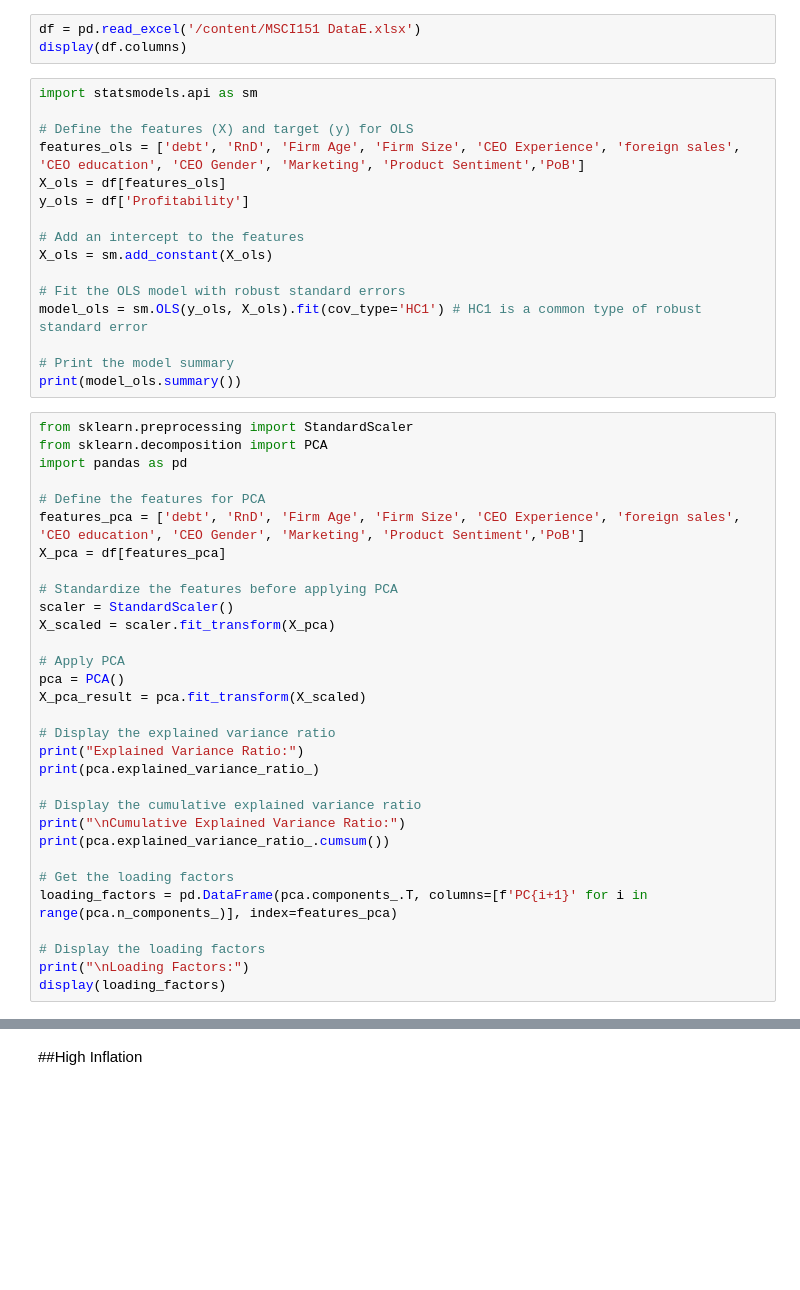
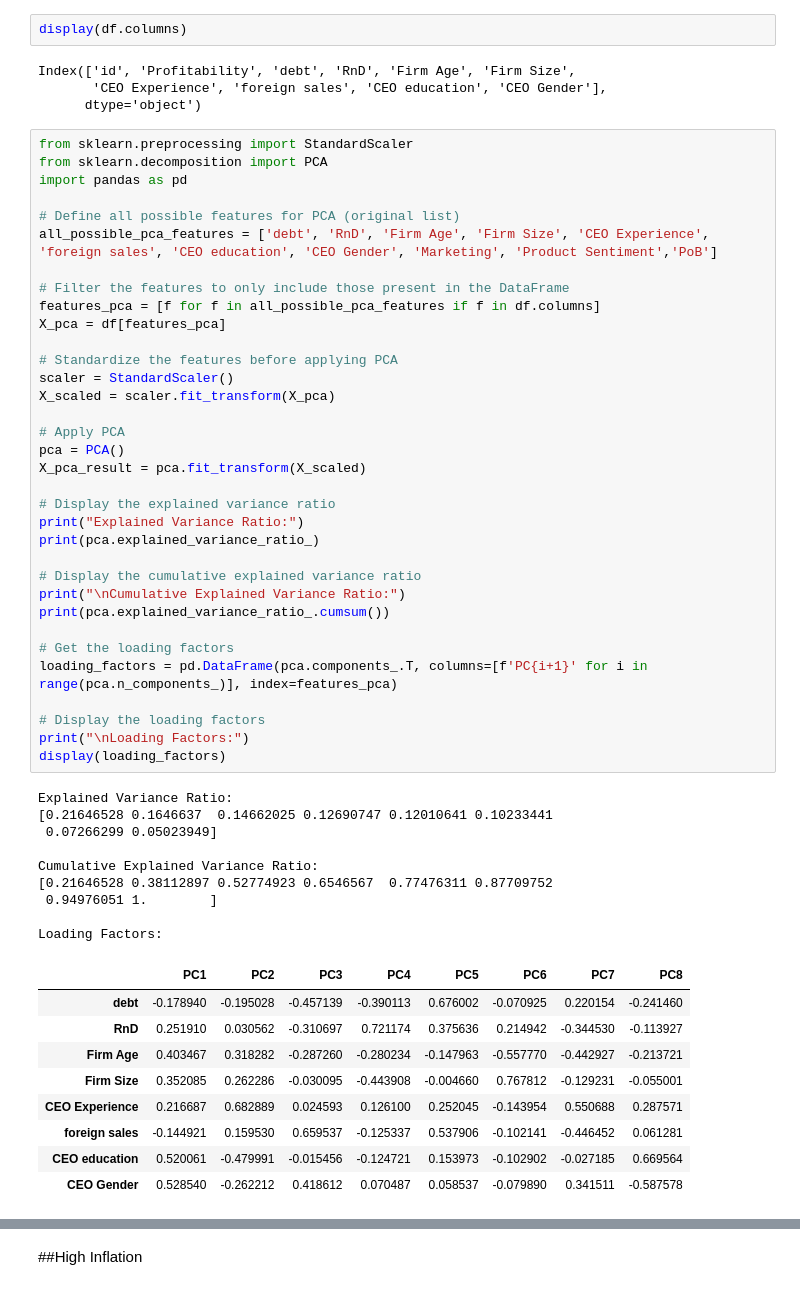
Before and after one commit to Edgar121207/MSCI-151, a Jupyter notebook: CW4_Muhammad_Edgar_Al_Farizi.ipynb, the cells around one changed output, grey strips where cells are left out. Cells and saved outputs as stored; diff of their text form; blank space fills up the shorter version.

```diff
--- a/CW4_Muhammad_Edgar_Al_Farizi.ipynb
+++ b/CW4_Muhammad_Edgar_Al_Farizi.ipynb
@@ -66,50 +82,59 @@ print(f"R-squared (R2): {r2:.2f}")
-# %%
-df = pd.read_excel('/content/MSCI151 DataE.xlsx')
-display(df.columns)
-# %%
-import statsmodels.api as sm
-
-# Define the features (X) and target (y) for OLS
-features_ols = ['debt', 'RnD', 'Firm Age', 'Firm Size', 'CEO Experience', 'foreign sales', 'CEO education', 'CEO Gender', 'Marketing', 'Product Sentiment','PoB']
-X_ols = df[features_ols]
-y_ols = df['Profitability']
-
-# Add an intercept to the features
-X_ols = sm.add_constant(X_ols)
-
-# Fit the OLS model with robust standard errors
-model_ols = sm.OLS(y_ols, X_ols).fit(cov_type='HC1') # HC1 is a common type of robust standard error
-
-# Print the model summary
-print(model_ols.summary())
+# %%
+display(df.columns)
+# %% [output]
+Index(['id', 'Profitability', 'debt', 'RnD', 'Firm Age', 'Firm Size',
+       'CEO Experience', 'foreign sales', 'CEO education', 'CEO Gender'],
+      dtype='object')
 # %%
 from sklearn.preprocessing import StandardScaler
 from sklearn.decomposition import PCA
 import pandas as pd
 
-# Define the features for PCA
-features_pca = ['debt', 'RnD', 'Firm Age', 'Firm Size', 'CEO Experience', 'foreign sales', 'CEO education', 'CEO Gender', 'Marketing', 'Product Sentiment','PoB']
+# Define all possible features for PCA (original list)
+all_possible_pca_features = ['debt', 'RnD', 'Firm Age', 'Firm Size', 'CEO Experience', 'foreign sales', 'CEO education', 'CEO Gender', 'Marketing', 'Product Sentiment','PoB']
+
+# Filter the features to only include those present in the DataFrame
+features_pca = [f for f in all_possible_pca_features if f in df.columns]
 X_pca = df[features_pca]
 
 # Standardize the features before applying PCA
 scaler = StandardScaler()
 X_scaled = scaler.fit_transform(X_pca)
 
 # Apply PCA
 pca = PCA()
 X_pca_result = pca.fit_transform(X_scaled)
 
 # Display the explained variance ratio
 print("Explained Variance Ratio:")
 print(pca.explained_variance_ratio_)
 
 # Display the cumulative explained variance ratio
 print("\nCumulative Explained Variance Ratio:")
 print(pca.explained_variance_ratio_.cumsum())
 
 # Get the loading factors
 loading_factors = pd.DataFrame(pca.components_.T, columns=[f'PC{i+1}' for i in range(pca.n_components_)], index=features_pca)
 
 # Display the loading factors
 print("\nLoading Factors:")
 display(loading_factors)
+# %% [output]
+Explained Variance Ratio:
+[0.21646528 0.1646637  0.14662025 0.12690747 0.12010641 0.10233441
+ 0.07266299 0.05023949]
+
+Cumulative Explained Variance Ratio:
+[0.21646528 0.38112897 0.52774923 0.6546567  0.77476311 0.87709752
+ 0.94976051 1.        ]
+
+Loading Factors:
+|  | PC1 | PC2 | PC3 | PC4 | PC5 | PC6 | PC7 | PC8 |
+| debt | -0.178940 | -0.195028 | -0.457139 | -0.390113 | 0.676002 | -0.070925 | 0.220154 | -0.241460 |
+| RnD | 0.251910 | 0.030562 | -0.310697 | 0.721174 | 0.375636 | 0.214942 | -0.344530 | -0.113927 |
+| Firm Age | 0.403467 | 0.318282 | -0.287260 | -0.280234 | -0.147963 | -0.557770 | -0.442927 | -0.213721 |
+| Firm Size | 0.352085 | 0.262286 | -0.030095 | -0.443908 | -0.004660 | 0.767812 | -0.129231 | -0.055001 |
+| CEO Experience | 0.216687 | 0.682889 | 0.024593 | 0.126100 | 0.252045 | -0.143954 | 0.550688 | 0.287571 |
+| foreign sales | -0.144921 | 0.159530 | 0.659537 | -0.125337 | 0.537906 | -0.102141 | -0.446452 | 0.061281 |
+| CEO education | 0.520061 | -0.479991 | -0.015456 | -0.124721 | 0.153973 | -0.102902 | -0.027185 | 0.669564 |
+| CEO Gender | 0.528540 | -0.262212 | 0.418612 | 0.070487 | 0.058537 | -0.079890 | 0.341511 | -0.587578 |
```
Also changed, not shown: parts of 46 cells of this notebook.
